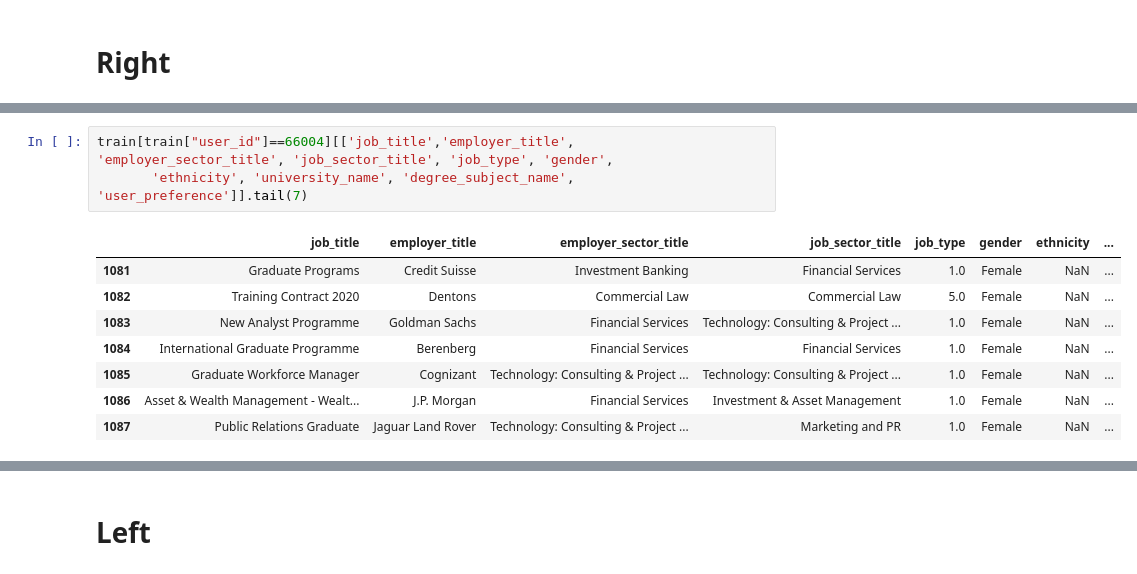
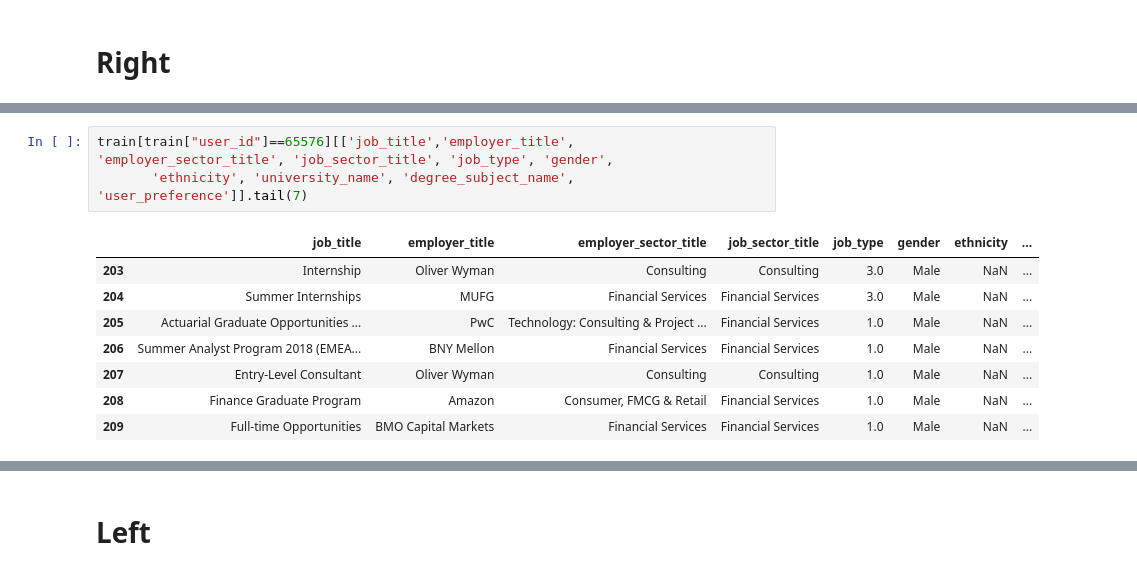
Before and after one commit to Lassanabright/Bright_Network-Data_Science, a Jupyter notebook: Word_Embedding.ipynb, the cells around one changed output, grey strips where cells are left out. Drawn from its saved outputs; the diff is of its cells as text.

```diff
--- a/Word_Embedding.ipynb
+++ b/Word_Embedding.ipynb
@@ -249,14 +230,14 @@ train[train["user_id"]==164402][['job_title','employer_title', 'employer_sector_
 | 1442 | General Graduate Development Prog... | Wellcome Trust | Charity & Social Enterprise | Charity & Social Enterprise | 1.0 | Male | Mixed/Multiple Ethnic Background | ... |
 | 1443 | Retail Banking and Wealth Managem... | HSBC | Financial Services | Financial Services | 1.0 | Male | Mixed/Multiple Ethnic Background | ... |
 # %%
-train[train["user_id"]==66004][['job_title','employer_title', 'employer_sector_title', 'job_sector_title', 'job_type', 'gender',
+train[train["user_id"]==65576][['job_title','employer_title', 'employer_sector_title', 'job_sector_title', 'job_type', 'gender',
        'ethnicity', 'university_name', 'degree_subject_name', 'user_preference']].tail(7)
 # %% [output]
 |  | job_title | employer_title | employer_sector_title | job_sector_title | job_type | gender | ethnicity | ... |
-| 1081 | Graduate Programs | Credit Suisse | Investment Banking | Financial Services | 1.0 | Female | NaN | ... |
-| 1082 | Training Contract 2020 | Dentons | Commercial Law | Commercial Law | 5.0 | Female | NaN | ... |
-| 1083 | New Analyst Programme | Goldman Sachs | Financial Services | Technology: Consulting & Project ... | 1.0 | Female | NaN | ... |
-| 1084 | International Graduate Programme | Berenberg | Financial Services | Financial Services | 1.0 | Female | NaN | ... |
-| 1085 | Graduate Workforce Manager | Cognizant | Technology: Consulting & Project ... | Technology: Consulting & Project ... | 1.0 | Female | NaN | ... |
-| 1086 | Asset & Wealth Management - Wealt... | J.P. Morgan | Financial Services | Investment & Asset Management | 1.0 | Female | NaN | ... |
-| 1087 | Public Relations Graduate | Jaguar Land Rover | Technology: Consulting & Project ... | Marketing and PR | 1.0 | Female | NaN | ... |
+| 203 | Internship | Oliver Wyman | Consulting | Consulting | 3.0 | Male | NaN | ... |
+| 204 | Summer Internships | MUFG | Financial Services | Financial Services | 3.0 | Male | NaN | ... |
+| 205 | Actuarial Graduate Opportunities ... | PwC | Technology: Consulting & Project ... | Financial Services | 1.0 | Male | NaN | ... |
+| 206 | Summer Analyst Program 2018 (EMEA... | BNY Mellon | Financial Services | Financial Services | 1.0 | Male | NaN | ... |
+| 207 | Entry-Level Consultant | Oliver Wyman | Consulting | Consulting | 1.0 | Male | NaN | ... |
+| 208 | Finance Graduate Program | Amazon | Consumer, FMCG & Retail | Financial Services | 1.0 | Male | NaN | ... |
+| 209 | Full-time Opportunities | BMO Capital Markets | Financial Services | Financial Services | 1.0 | Male | NaN | ... |
```
Also changed, not shown: parts of 13 cells of this notebook, 1 other file.
